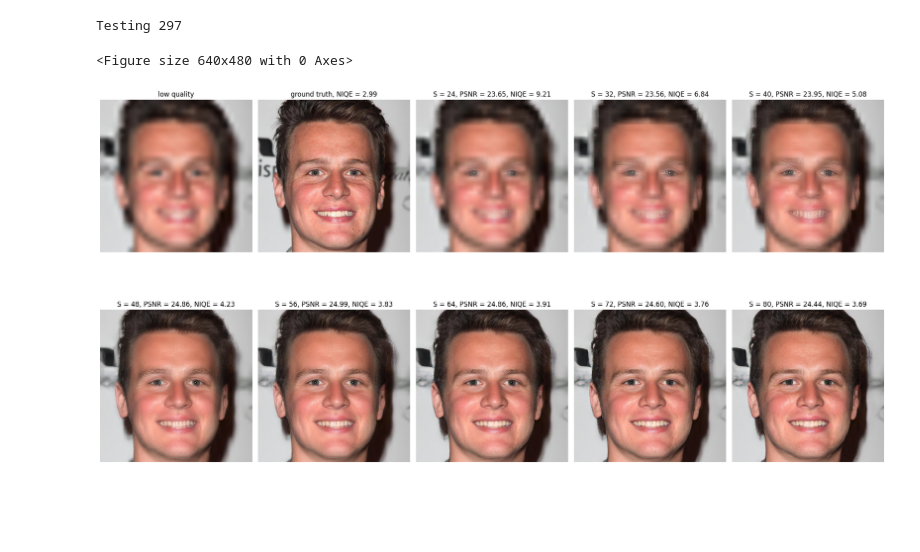
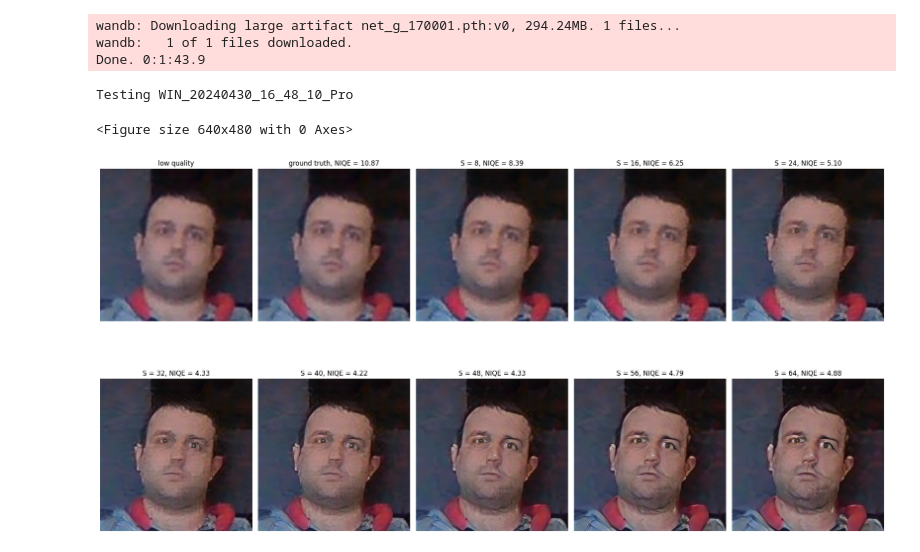
Before and after one commit to ravenser/GCFSR, a Jupyter notebook: Testing.ipynb, the cells around one changed output. Cells and saved outputs as stored; diff of their text form; code cells hidden in the pictures; blank space fills up the shorter version.

```diff
--- a/Testing.ipynb
+++ b/Testing.ipynb
@@ -8,9 +8,13 @@ os.makedirs('inputs')'''
 import wandb
 model_path = 'experiments'
 api = wandb.Api()
-artifact = api.artifact('ravenser/gcfsr_base_512/net_g_150001.pth:v0')
+artifact = api.artifact('ravenser/gcfsr_base_512/net_g_170001.pth:v0')
 artifact.download(root = model_path)
 wandb.finish()
+# %% [output]
+wandb: Downloading large artifact net_g_170001.pth:v0, 294.24MB. 1 files...
+wandb:   1 of 1 files downloaded.
+Done. 0:1:43.9
 # %%
 import gc
 import argparse
@@ -75,10 +79,14 @@ def main(inputt, model_path, output, scale, only_up = False):
     if only_up:
         img = imresize(img, scale)
         imggt = img
+        a = 8
+        b = 65
     else:
         imggt = img
         img = imresize(img, 1/scale)
         img = imresize(img, scale)
+        a = 24
+        b = 81
     #imggt = img
     imglq = img
     ###### numpy to tensor, BGR to RGB
@@ -87,53 +95,68 @@ def main(inputt, model_path, output, scale, only_up = False):
     img = torch.clamp((img * 255.0).round(), 0, 255) / 255.
         ###### normalization
     normalize(img, [0.5, 0.5, 0.5], [0.5, 0.5, 0.5], inplace=True)
     img = img.unsqueeze(0).to(device)
 
         ###### setting conditions
     imgsrlist = [imglq, imggt]
     imggt= toformat(imggt)
     condlist = ['low quality', f'ground truth, NIQE = {niqe.calculate_niqe(imggt,0):.2f}']
-    for i in range(24, 81, 8):
-        in_size = i / 64.
-        cond = torch.from_numpy(np.array([in_size], dtype=np.float32)).unsqueeze(0).to(device)
-        img_sr = generate(img, cond, model, imgname, output,i)
-        imgsrlist.append(img_sr)
+    if only_up:
+        for i in range(a, b, 8):
+            in_size = i / 64.
+            cond = torch.from_numpy(np.array([in_size], dtype=np.float32)).unsqueeze(0).to(device)
+            img_sr = generate(img, cond, model, imgname, output,i)
+            imgsrlist.append(img_sr)
 
-        condlist.append(f'S = {i}, PSNR = {psnr_ssim.calculate_psnr(img_sr, imggt, 0):.2f}, NIQE = {niqe.calculate_niqe(img_sr,0):.2f}')
-        gc.collect()
-        del img_sr
-        #continue
+            condlist.append(f'S = {i}, NIQE = {niqe.calculate_niqe(img_sr,0):.2f}')
+            gc.collect()
+            del img_sr
+    else:
+        for i in range(a, b, 8):
+            in_size = i / 64.
+            cond = torch.from_numpy(np.array([in_size], dtype=np.float32)).unsqueeze(0).to(device)
+            img_sr = generate(img, cond, model, imgname, output,i)
+            imgsrlist.append(img_sr)
+
+            condlist.append(f'S = {i}, PSNR = {psnr_ssim.calculate_psnr(img_sr, imggt, 0):.2f}, NIQE = {niqe.calculate_niqe(img_sr,0):.2f}')
+            gc.collect()
+            del img_sr
+
+
+
     plt.figure()
     f, axarr = plt.subplots(2,5, figsize=(20, 12), gridspec_kw={'height_ratios': [1, 1]})
 
     axarr = axarr.flatten()
     for i, image in enumerate(imgsrlist):
         axarr[i].imshow(cv2.cvtColor(image, cv2.COLOR_BGR2RGB))
         axarr[i].axis('off')
         axarr[i].set_title(condlist[i])
     #plt.subplots_adjust(hspace=0.00009)
     plt.tight_layout()
     gc.collect()
     del imgsrlist
     del imglq
     del imggt
     del img
     del model
     plt.show()
-#inputt ='celebaHQ_512_1000\985.jpg'
-inputt ='celebaHQ_512_1000/297.jpg'
-#inputt = 'inputs\WIN_20240430_16_48_10_Pro.jpg'
-#inputt = 'inputs\photo_2024-05-11_21-24-41.jpg'
-#model_path='experiments/net_g_140001.pth'
-#model_path='experiments/net_g_150001.pth'
-model_path='experiments/net_g_87501.pth'
-scale = 16
-only_up = False
+#inputt, scale, only_up ='celebaHQ_512_1000\985.jpg', 16, False
+#inputt, scale, only_up='celebaHQ_512_1000/297.jpg', 16, False
+#inputt, scale, only_up = 'inputs\WIN_20240430_16_48_10_Pro.jpg', 4, True #IN DIPLOMA
+#inputt, scale, only_up = 'inputs\WIN_20240511_21_14_09_Pro.jpg', 4, True
+inputt, scale, only_up = 'inputs\photo_2024-05-11_21-24-41.jpg', 2, True #IN DIPLOMA
+#inputt, scale, only_up = 'inputs\photo_2024-05-11_21-24-44.jpg', 2, True
+#inputt, scale, only_up = 'inputs\photo_2024-05-11_21-24-32.jpg', 2, True
+
+model_path='experiments/net_g_140001.pth'
+#model_path='experiments/net_g_170001.pth'
+#model_path='experiments/net_g_87501.pth'
 main(inputt = inputt, model_path =model_path , output = 'results', scale = scale, only_up = only_up)
 # %% [output]
-Testing 297
+Testing WIN_20240430_16_48_10_Pro
 <Figure size 640x480 with 0 Axes>
-[figure, old version]
+[figure, new version]
 # %%
 import datetime
 import wandb
```
Also changed, not shown: 1 other file.
